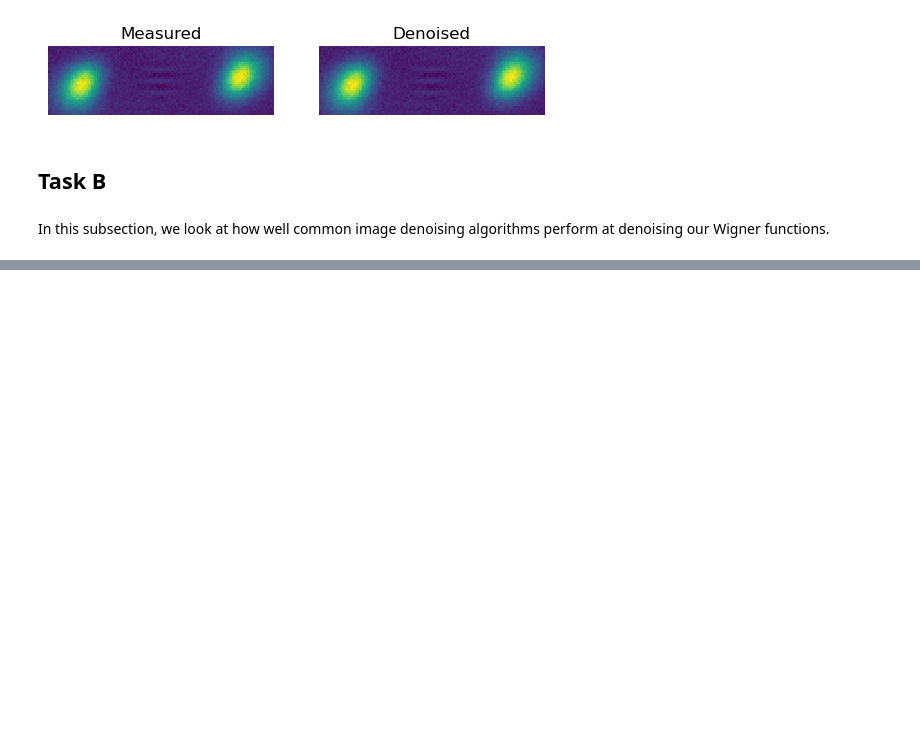
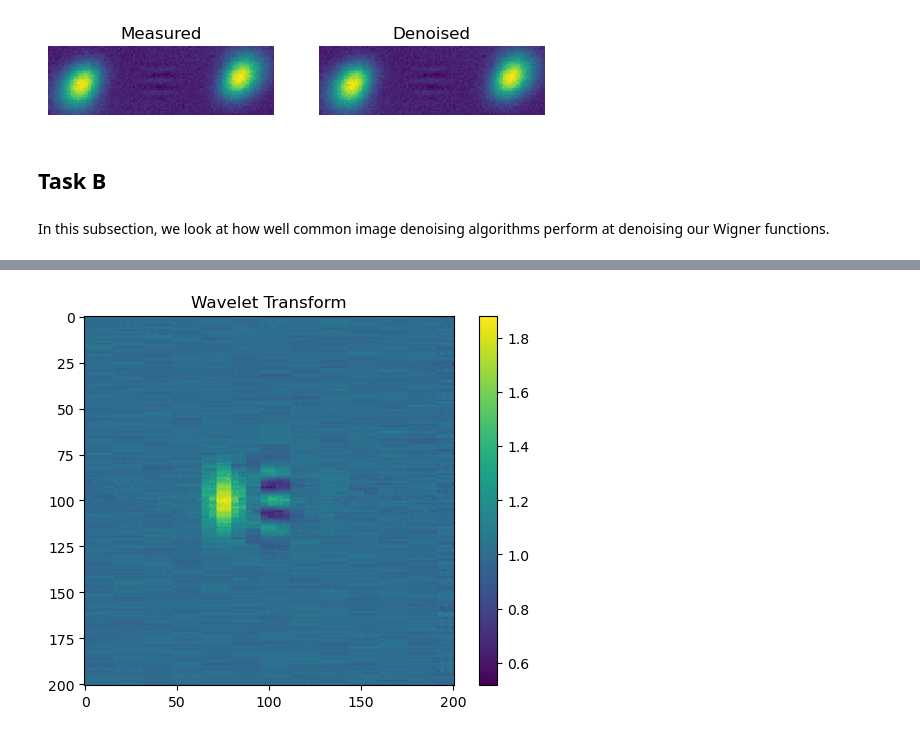
Before and after one commit to Jan5113/QHack25, a Jupyter notebook: denoising.ipynb, the cells around one changed output, grey strips where cells are left out. Saved outputs shown, nothing was run; the diff lists cells and outputs as text; code cells hidden in the pictures; blank space fills up the shorter version.

```diff
--- a/denoising.ipynb
+++ b/denoising.ipynb
@@ -464,5 +453,9 @@ calibrated_output = calibrated_denoiser(test_noisy_wigner)
 # %%
 plt.imshow(calibrated_output.T)
 plt.colorbar()
+plt.title('Wavelet Transform')
+plt.show()
+# %% [output]
+[figure, added]
 # %%
 print(psnr(calibrated_output, reference_wigner[2], data_range=3))
```
Also changed, not shown: parts of 9 cells of this notebook.
